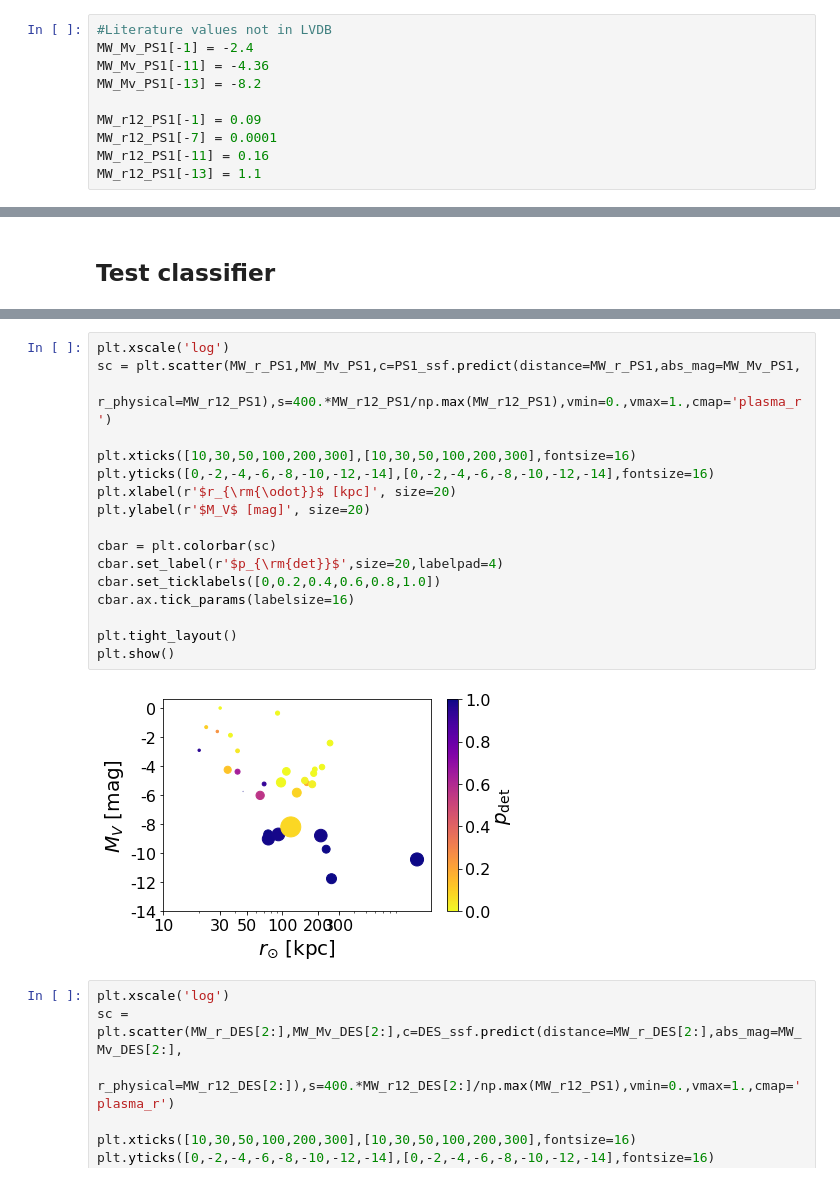
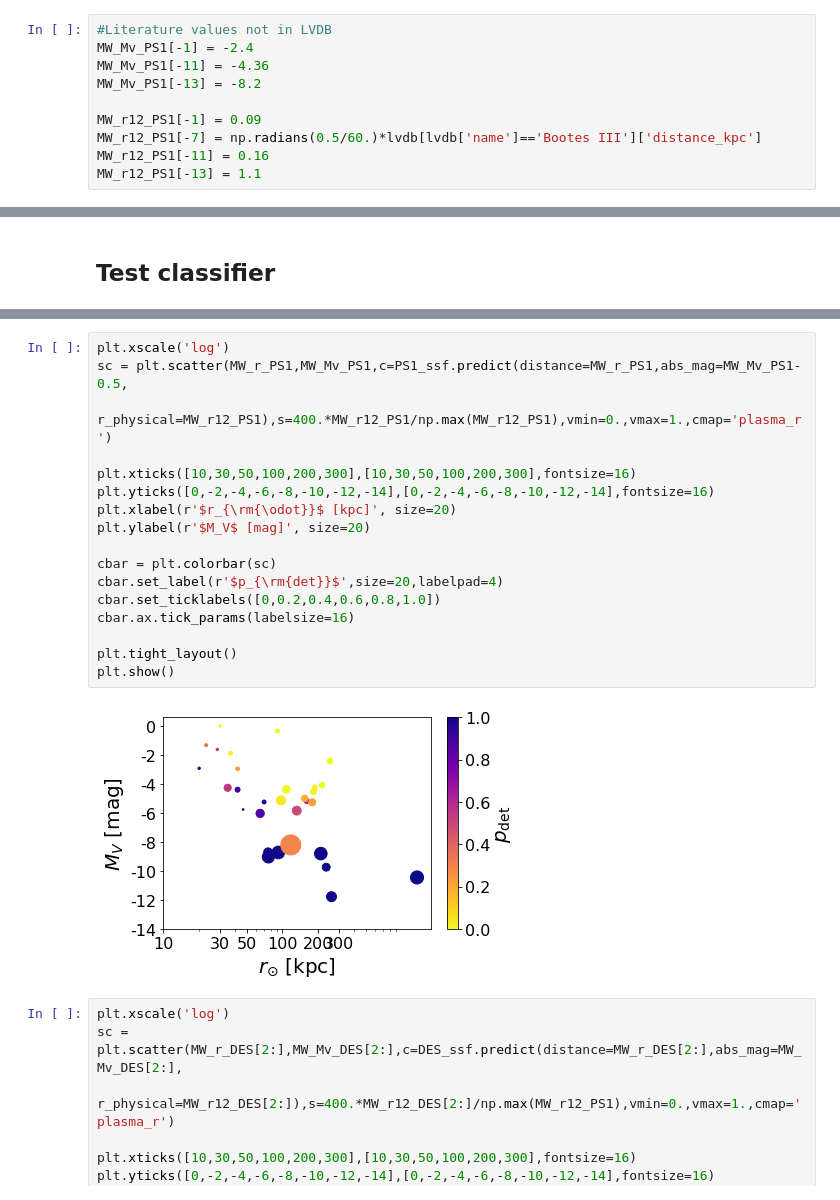
Before and after one commit to eonadler/ugali, a Jupyter notebook: ugali/scratch/simulation/Classifier Example.ipynb, the cells around one changed output, grey strips where cells are left out. Cells and saved outputs as stored; diff of their text form.

```diff
--- a/ugali/scratch/simulation/Classifier Example.ipynb
+++ b/ugali/scratch/simulation/Classifier Example.ipynb
@@ -102,7 +102,7 @@ MW_Mv_PS1[-11] = -4.36
 MW_Mv_PS1[-13] = -8.2
 
 MW_r12_PS1[-1] = 0.09
-MW_r12_PS1[-7] = 0.0001
+MW_r12_PS1[-7] = np.radians(0.5/60.)*lvdb[lvdb['name']=='Bootes III']['distance_kpc']
 MW_r12_PS1[-11] = 0.16
 MW_r12_PS1[-13] = 1.1
 # %%
@@ -177,22 +177,22 @@ array([9.99271811e-01, 9.99996410e-01, 9.99999496e-01, 9.99999580e-01,
 # %%
 plt.xscale('log')
-sc = plt.scatter(MW_r_PS1,MW_Mv_PS1,c=PS1_ssf.predict(distance=MW_r_PS1,abs_mag=MW_Mv_PS1,
+sc = plt.scatter(MW_r_PS1,MW_Mv_PS1,c=PS1_ssf.predict(distance=MW_r_PS1,abs_mag=MW_Mv_PS1-0.5,
                 r_physical=MW_r12_PS1),s=400.*MW_r12_PS1/np.max(MW_r12_PS1),vmin=0.,vmax=1.,cmap='plasma_r')
 
 plt.xticks([10,30,50,100,200,300],[10,30,50,100,200,300],fontsize=16)
 plt.yticks([0,-2,-4,-6,-8,-10,-12,-14],[0,-2,-4,-6,-8,-10,-12,-14],fontsize=16)
 plt.xlabel(r'$r_{\rm{\odot}}$ [kpc]', size=20)
 plt.ylabel(r'$M_V$ [mag]', size=20)
 
 cbar = plt.colorbar(sc)
 cbar.set_label(r'$p_{\rm{det}}$',size=20,labelpad=4)
 cbar.set_ticklabels([0,0.2,0.4,0.6,0.8,1.0])
 cbar.ax.tick_params(labelsize=16)
 
 plt.tight_layout()
 plt.show()
 # %% [output]
-[figure, old version]
+[figure, new version]
 # %%
 plt.xscale('log')
 sc = plt.scatter(MW_r_DES[2:],MW_Mv_DES[2:],c=DES_ssf.predict(distance=MW_r_DES[2:],abs_mag=MW_Mv_DES[2:],
```
Also changed, not shown: parts of 6 cells of this notebook, 3 other files.
